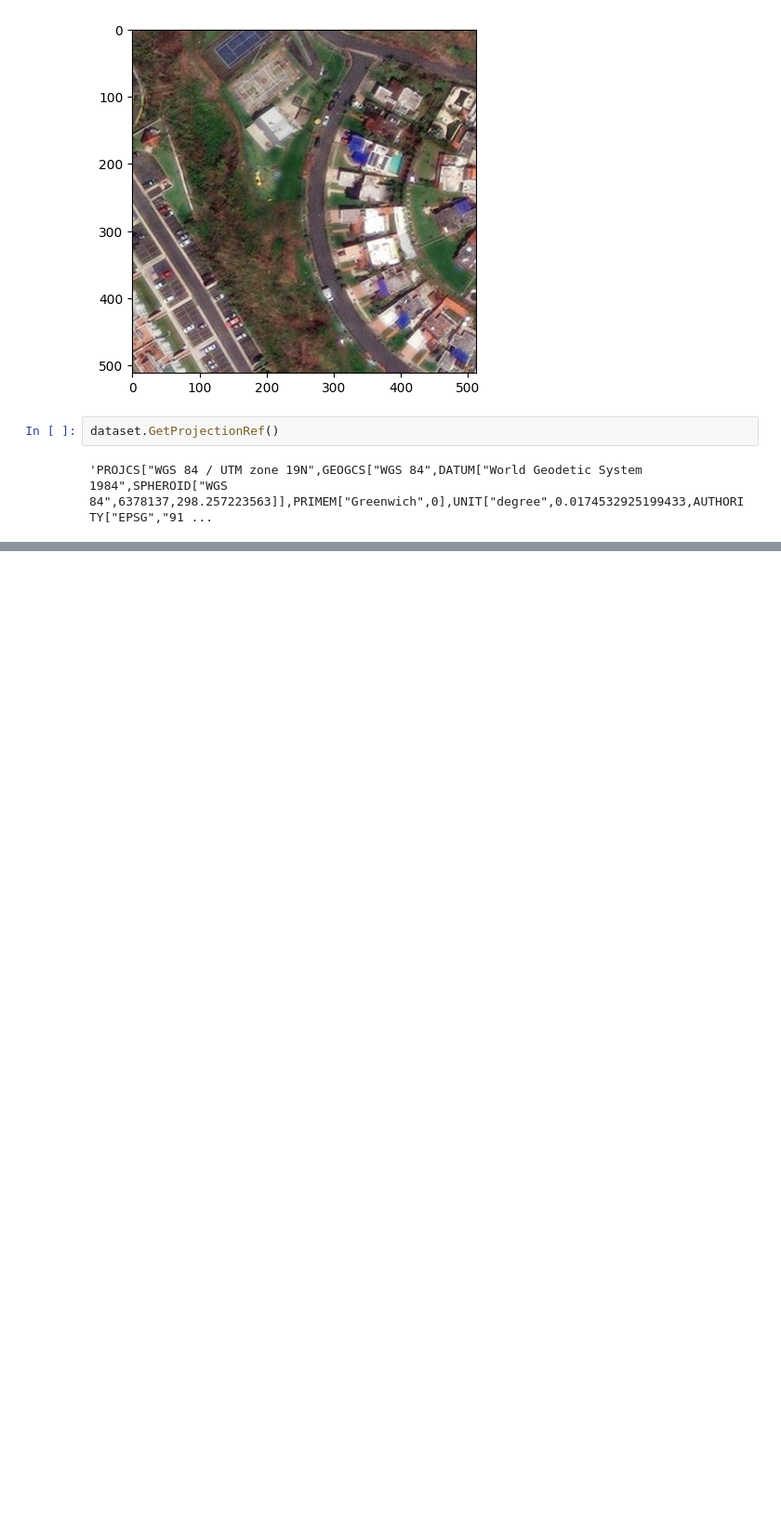
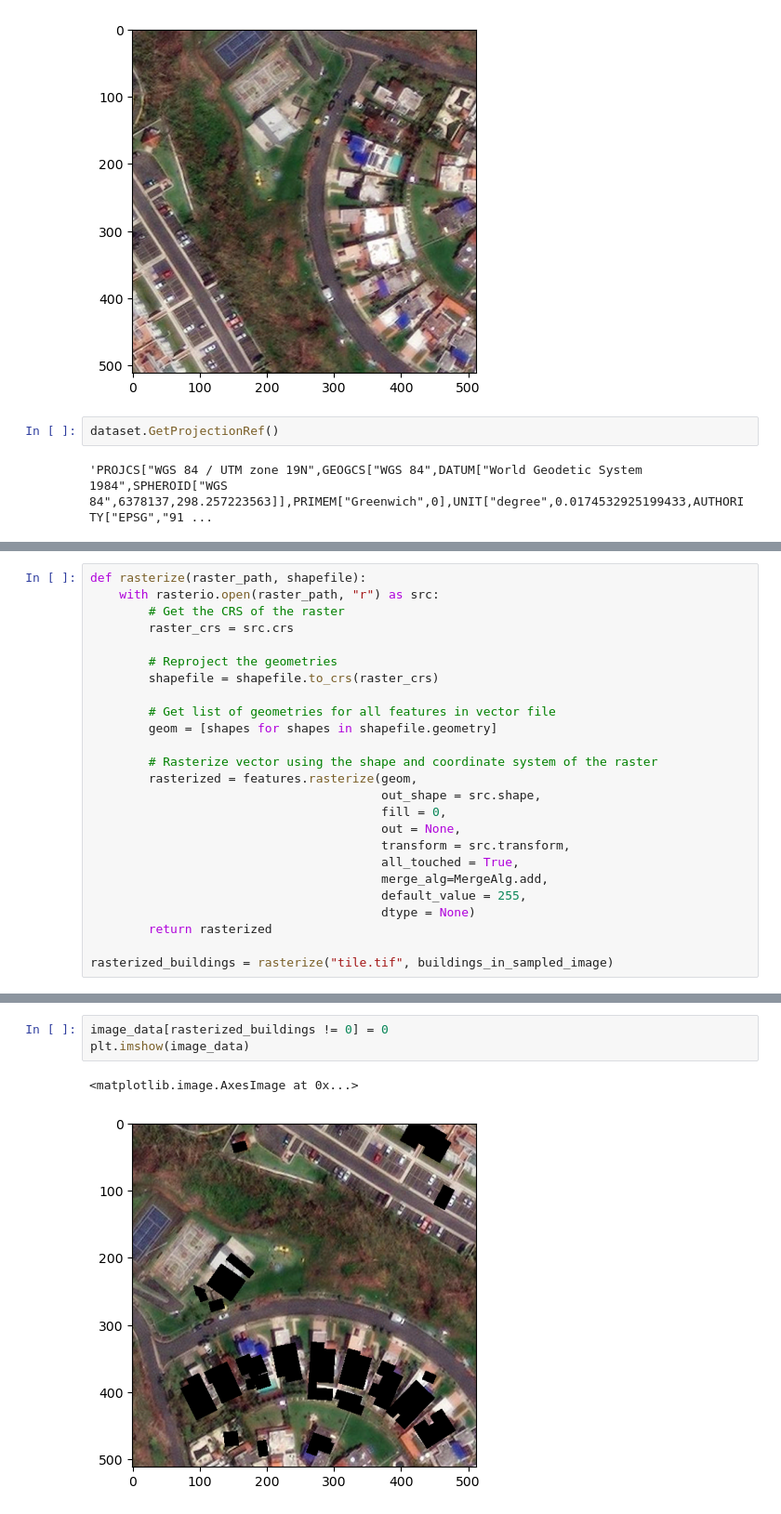
Before and after one commit to sushantvema/eye-for-detail, a Jupyter notebook: notebooks/random_sample_generator.ipynb, the cells around one changed output, grey strips where cells are left out. Shown at 93% size. Saved outputs shown, nothing was run; the diff lists cells and outputs as text; blank space fills up the shorter version.

```diff
--- a/notebooks/random_sample_generator.ipynb
+++ b/notebooks/random_sample_generator.ipynb
@@ -116,0 +187,25 @@ dataset.GetProjectionRef()
+# %%
+def rasterize(raster_path, shapefile):
+    with rasterio.open(raster_path, "r") as src:
+        # Get the CRS of the raster
+        raster_crs = src.crs
+
+        # Reproject the geometries
+        shapefile = shapefile.to_crs(raster_crs)
+
+        # Get list of geometries for all features in vector file
+        geom = [shapes for shapes in shapefile.geometry]
+
+        # Rasterize vector using the shape and coordinate system of the raster
+        rasterized = features.rasterize(geom,
+                                        out_shape = src.shape,
+                                        fill = 0,
+                                        out = None,
+                                        transform = src.transform,
+                                        all_touched = True,
+                                        merge_alg=MergeAlg.add,
+                                        default_value = 255,
+                                        dtype = None)
+        return rasterized
+
+rasterized_buildings = rasterize("tile.tif", buildings_in_sampled_image)
@@ -116,0 +230,6 @@ dataset.GetProjectionRef()
+# %%
+image_data[rasterized_buildings != 0] = 0
+plt.imshow(image_data)
+# %% [output]
+<matplotlib.image.AxesImage at 0x...>
+[figure, added]
```
Also changed, not shown: parts of 14 cells of this notebook.
